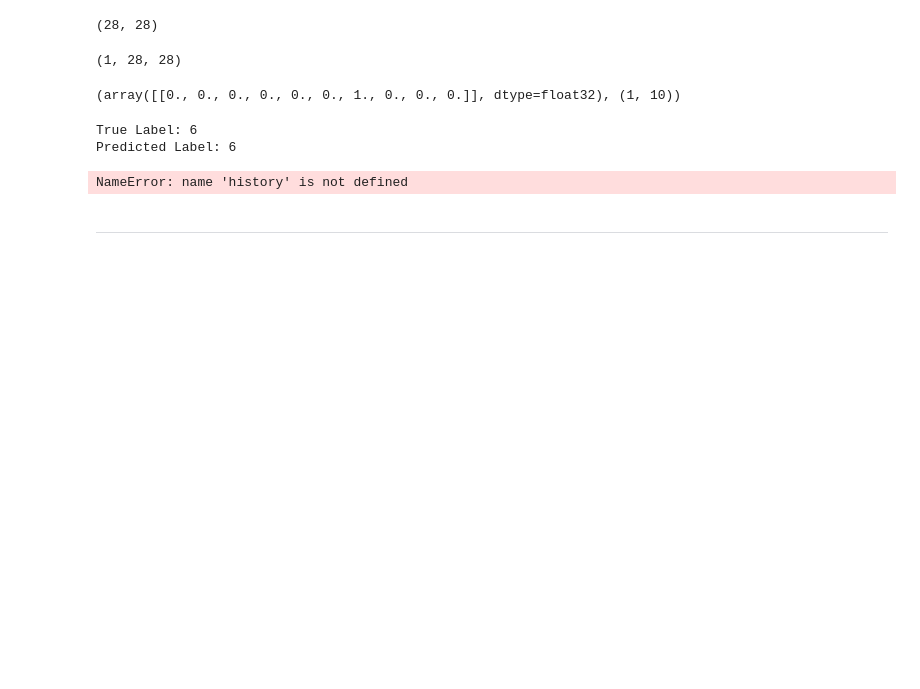
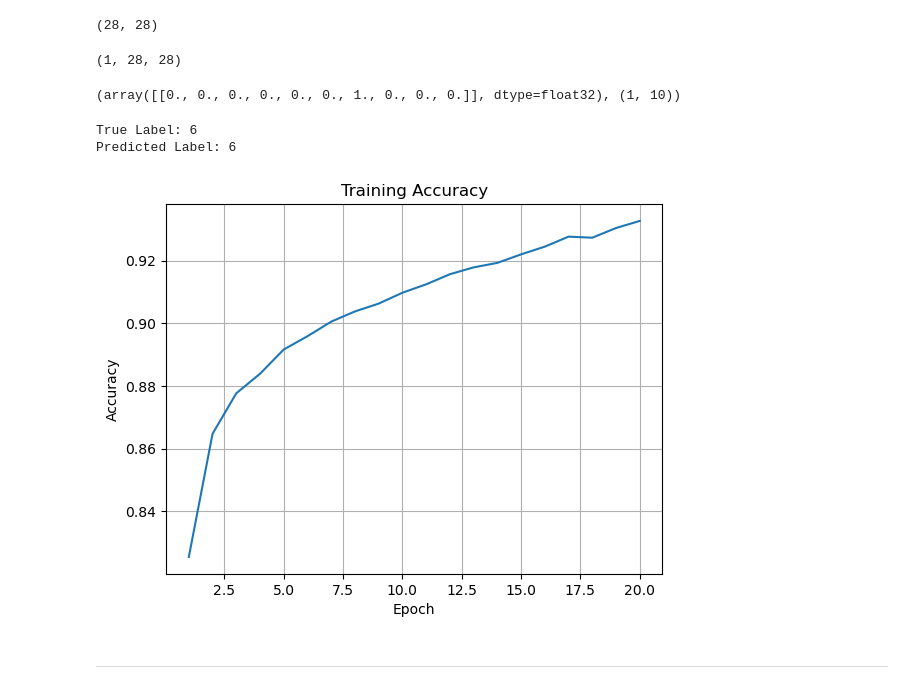
Before and after one commit to 0xVolt/learn-tensorboard, a Jupyter notebook: fashion-mnist.ipynb, the cells around one changed output. Drawn from its saved outputs; the diff is of its cells as text; code cells hidden in the pictures; blank space fills up the shorter version.

Commit message:
Visualise plot

```diff
--- a/fashion-mnist.ipynb
+++ b/fashion-mnist.ipynb
@@ -117,6 +117,6 @@ model.compile(
 # %% [markdown]
 Training the model now for a specified number of epochs. It's worth changing this number to see how the training and testing accuracies are affected.
 # %%
-EPOCHS = 100
+EPOCHS = 20
 history = model.fit(XTrain, yTrain, epochs=EPOCHS)
 # %% [output]
@@ -167,15 +166,19 @@ True Label: 6
 Predicted Label: 6
 # %%
 # Access the accuracy values for each epoch
-accuracyLog = history.history['accuracy']
+accuracyLog = history.history['Accuracy']
-# %% [output]
-NameError: name 'history' is not defined
 # %%
 # Plot the accuracy values
-plt.plot(range(1, EPOCHS + 1), EPOCHS)
+plt.grid()
+
 plt.title('Training Accuracy')
 plt.xlabel('Epoch')
 plt.ylabel('Accuracy')
+
+plt.plot(range(1, EPOCHS + 1), accuracyLog)
+
 plt.show()
+# %% [output]
+[figure, added]
 # %% [markdown]
 ---
```
Also changed, not shown: parts of 5 cells of this notebook.
